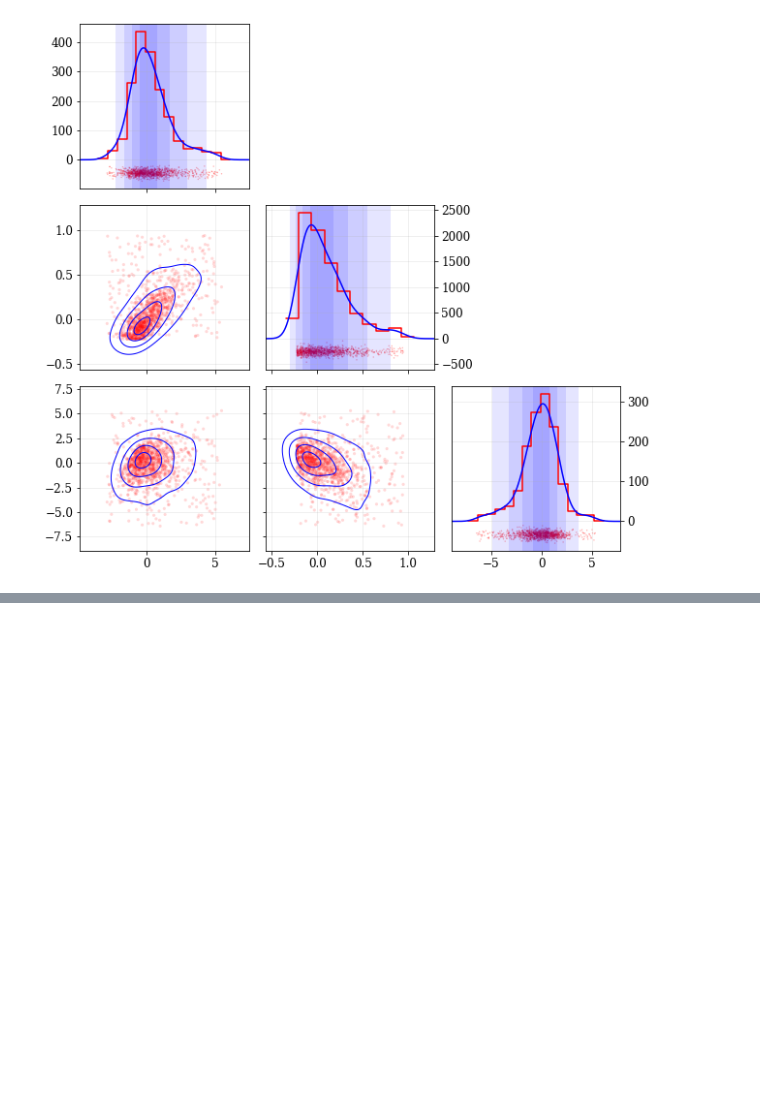
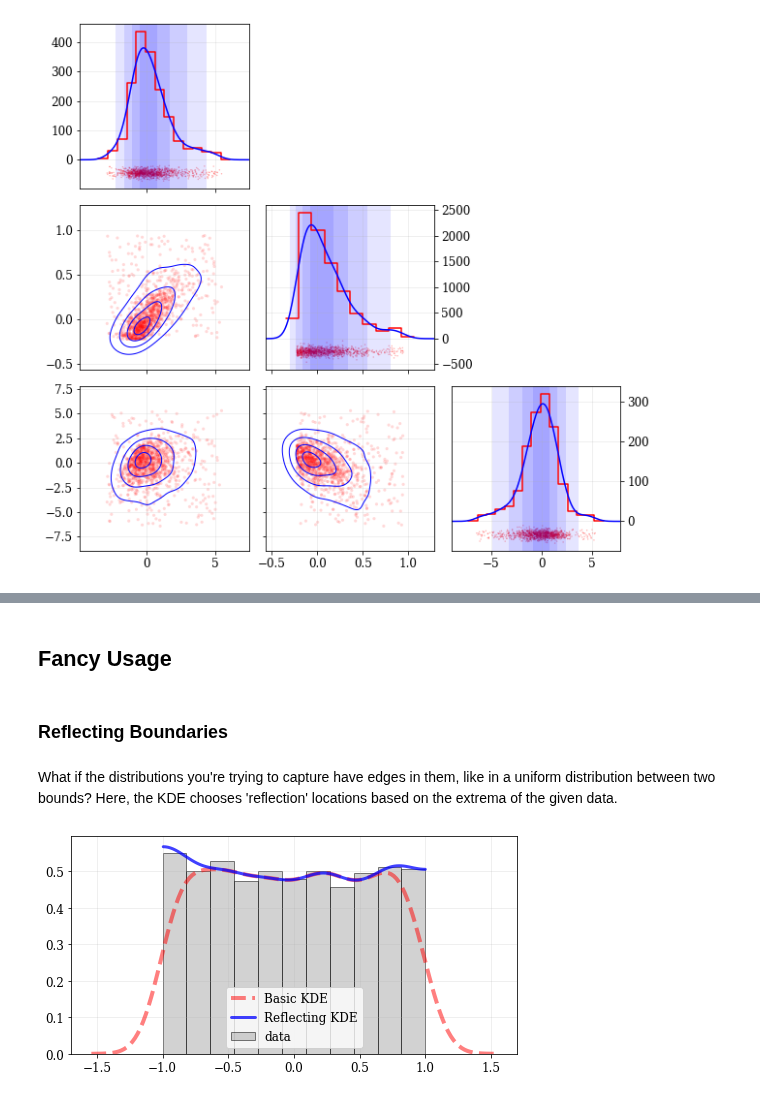
Before and after one commit to lzkelley/kalepy, a Jupyter notebook: notebooks/demo.ipynb, the cells around one changed output, grey strips where cells are left out. Drawn from its saved outputs; the diff is of its cells as text; code cells hidden in the pictures; blank space fills up the shorter version.

Commit message:
Add reflection examples

```diff
--- a/notebooks/demo.ipynb
+++ b/notebooks/demo.ipynb
@@ -211,0 +119,27 @@ nbshow()
+# %% [markdown]
+## Fancy Usage
+# %% [markdown]
+### Reflecting Boundaries
+# %% [markdown]
+What if the distributions you're trying to capture have edges in them, like in a uniform distribution between two bounds?  Here, the KDE chooses 'reflection' locations based on the extrema of the given data.
+# %%
+# Uniform data (edges at -1 and +1)
+np.random.seed(54321)
+data = np.random.uniform(-1.0, 1.0, int(1e3))
+
+# Histogram the data, use fixed bin-positions
+edges = np.linspace(-1, 1, 12)
+plt.hist(data, bins=edges, density=True, alpha=0.5, label='data', color='0.65', edgecolor='k')
+
+# Standard KDE will undershoot just-inside the edges and overshoot outside edges
+points, pdf_basic = kale.density(data, probability=True)
+plt.plot(points, pdf_basic, 'r--', lw=4.0, alpha=0.5, label='Basic KDE')
+
+# Reflecting KDE keeps probability within given bounds
+points, pdf_basic = kale.density(data, reflect=True, probability=True)
+plt.plot(points, pdf_basic, 'b-', lw=3.0, alpha=0.75, label='Reflecting KDE')
+
+plt.legend()
+nbshow()
+# %% [output]
+[figure, added]
```
Also changed, not shown: parts of 8 cells of this notebook.
